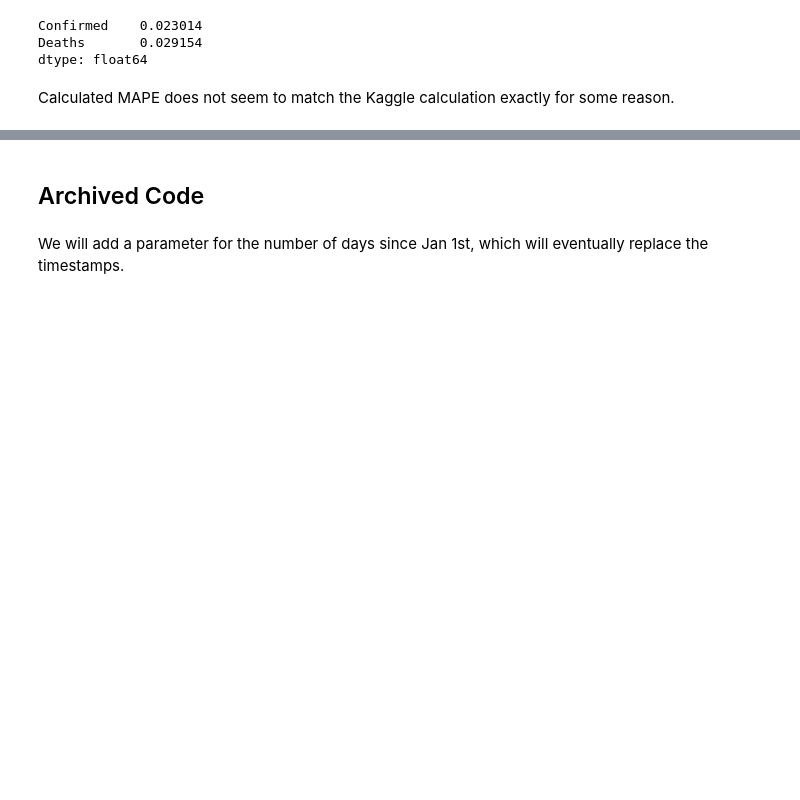
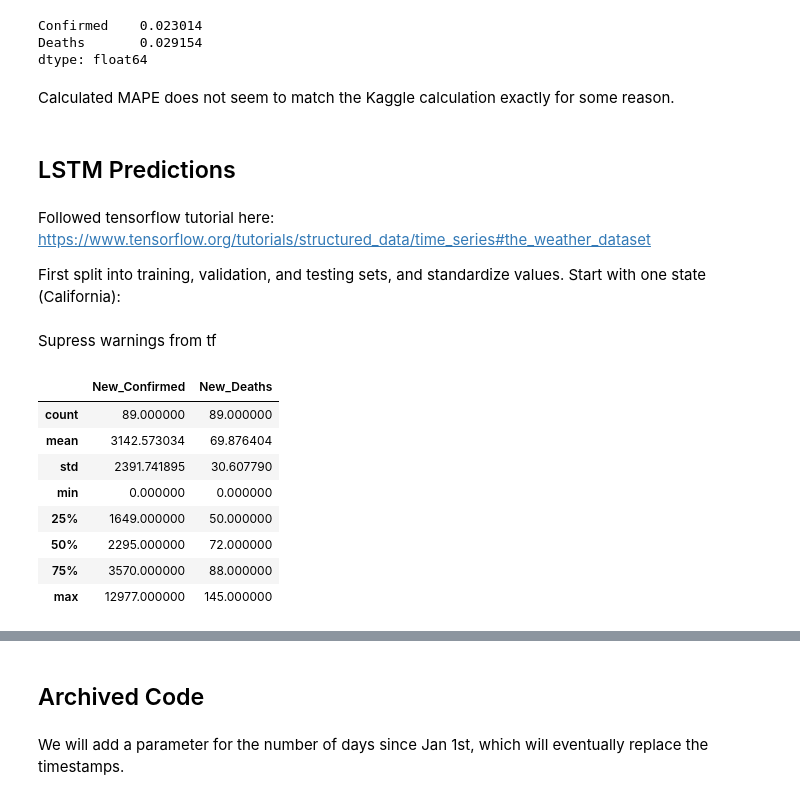
Before and after one commit to chauedwin/CS145-COVID, a Jupyter notebook: COVID_Prediction.ipynb, the cells around one changed output, grey strips where cells are left out. Saved outputs shown, nothing was run; the diff lists cells and outputs as text; code cells hidden in the pictures; blank space fills up the shorter version.

```diff
--- a/COVID_Prediction.ipynb
+++ b/COVID_Prediction.ipynb
@@ -532,3 +535,9 @@ dtype: float64
 pred2.to_csv("Team1_AutoARIMA.csv")
 # %% [markdown]
 Calculated MAPE does not seem to match the Kaggle calculation exactly for some reason.
+# %% [markdown]
+## LSTM Predictions
+# %% [markdown]
+Followed tensorflow tutorial here: https://www.tensorflow.org/tutorials/structured_data/time_series#the_weather_dataset
+
+First split into training, validation, and testing sets, and standardize values. Start with one state (California):
@@ -534,0 +556,2 @@ Calculated MAPE does not seem to match the Kaggle calculation exactly for some r
+# %% [markdown]
+Supress warnings from tf
@@ -534,0 +571,24 @@ Calculated MAPE does not seem to match the Kaggle calculation exactly for some r
+# %%
+df_all = pd.read_csv('cleaned_train.csv', index_col = 0)
+#print(df[['New_Confirmed', 'New_Deaths']])
+df_all = df_all.loc[df_all['Province_State'] == 'California']
+df = df_all[['New_Confirmed', 'New_Deaths']]
+#print(len(df))
+column_indices = {name: i for i, name in enumerate(df.columns)}
+n = len(df)
+p = 26
+train_df = df[0:int(n - 2*p)]
+val_df = df[int(n - 2*p):int(n - p)]
+test_df = df[int(n - p):]
+
+train_df.describe()
+# %% [output]
+|  | New_Confirmed | New_Deaths |
+| count | 89.000000 | 89.000000 |
+| mean | 3142.573034 | 69.876404 |
+| std | 2391.741895 | 30.607790 |
+| min | 0.000000 | 0.000000 |
+| 25% | 1649.000000 | 50.000000 |
+| 50% | 2295.000000 | 72.000000 |
+| 75% | 3570.000000 | 88.000000 |
+| max | 12977.000000 | 145.000000 |
```
Also changed, not shown: parts of 15 cells of this notebook, 3 other files.
